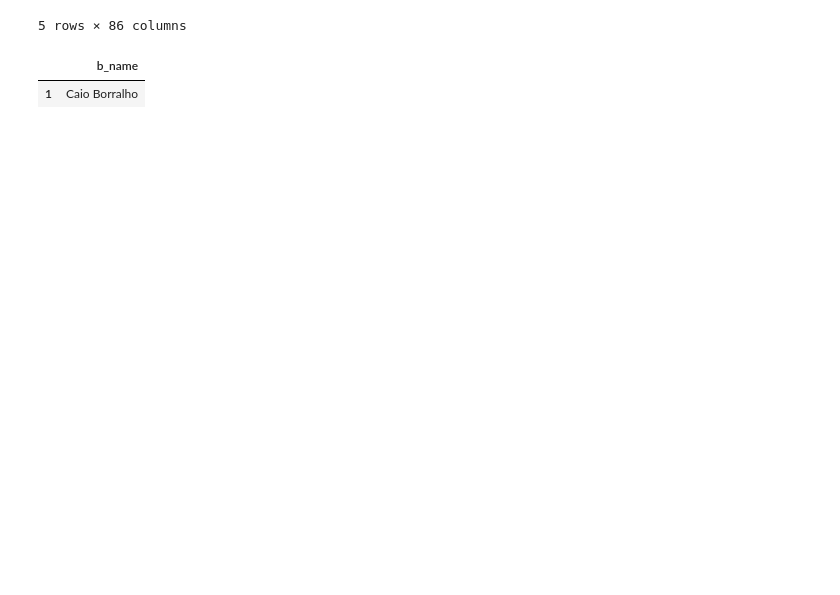
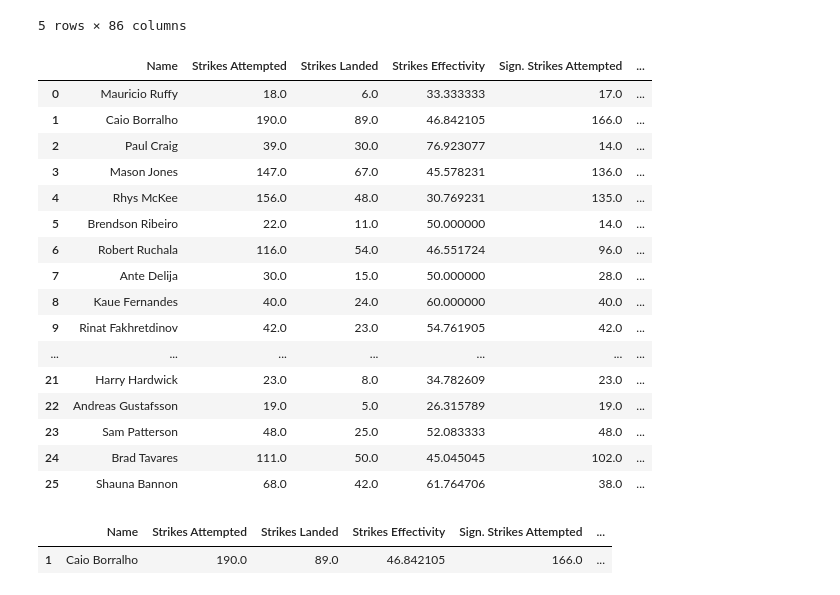
Before and after one commit to ATalaveraDev/UFC_analisys, a Jupyter notebook: fights_analysis.ipynb, the cells around one changed output. Cells and saved outputs as stored; diff of their text form; code cells hidden in the pictures; blank space fills up the shorter version.

```diff
--- a/fights_analysis.ipynb
+++ b/fights_analysis.ipynb
@@ -36,21 +36,53 @@ csv_file.head()
 | 4 | UFC Fight Night: Imavov vs. Borralho | 6e380a4d73ab4f0e | a47123ae6e048f11 | Axel Sola | 1d2d98ddd05b38fb | Rhys McKee | f748267c4ab6c127 | welterweight | 0 | KO/TKO | ... |
 5 rows × 86 columns
 # %%
-events = csv_file.groupby(csv_file['event_name'])[['r_name', 'r_total_str_landed', 'r_total_str_atmpted', 'b_name', 'b_total_str_landed', 'b_total_str_atmpted']]
+events = csv_file.groupby(csv_file['event_name'])[['r_name', 'r_total_str_landed', 'r_total_str_atmpted', 'r_sig_str_landed', 'r_sig_str_atmpted', 'b_name', 'b_total_str_landed', 'b_total_str_atmpted', 'b_sig_str_landed', 'b_sig_str_atmpted']]
 
 # Fither with higher number of strikes attempted
 last_event = events.get_group('UFC Fight Night: Imavov vs. Borralho')
-red_max_strikes, blue_max_strikes = last_event[['r_total_str_atmpted', 'b_total_str_atmpted']].max()
 
-result = ''
-if red_max_strikes >= blue_max_strikes:
-  result = last_event[last_event['r_total_str_atmpted'] == red_max_strikes][['r_name']]
-else:
-  result = last_event[last_event['b_total_str_atmpted'] == blue_max_strikes][['b_name']]
+# Strikes dataframe
+names = pd.concat([last_event['b_name'], last_event['r_name']], ignore_index=True)
+strikes_atmptd = pd.concat([last_event['b_total_str_atmpted'], last_event['r_total_str_atmpted']], ignore_index=True)
+strikes_landed = pd.concat([last_event['b_total_str_landed'], last_event['r_total_str_landed']], ignore_index=True)
+sig_strikes_atmptd = pd.concat([last_event['b_sig_str_atmpted'], last_event['r_sig_str_atmpted']], ignore_index=True)
+sig_strikes_landed = pd.concat([last_event['b_sig_str_landed'], last_event['r_sig_str_landed']], ignore_index=True)
+strikes_effectivity_result = (strikes_landed * 100)/strikes_atmptd
+sig_strikes_effectivity_result = (sig_strikes_landed * 100)/sig_strikes_atmptd
 
-result
+df = pd.DataFrame({'Name': names,
+                   'Strikes Attempted': strikes_atmptd,
+                   'Strikes Landed': strikes_landed,
+                   'Strikes Effectivity': strikes_effectivity_result,
+                   'Sign. Strikes Attempted': sig_strikes_atmptd,
+                   'Sign. Strikes Landed': sig_strikes_landed,
+                   'Sign. Strikes Effectivity': sig_strikes_effectivity_result
+                  })
+
+df
 # %% [output]
-|  | b_name |
-| 1 | Caio Borralho |
+|  | Name | Strikes Attempted | Strikes Landed | Strikes Effectivity | Sign. Strikes Attempted | ... |
+| 0 | Mauricio Ruffy | 18.0 | 6.0 | 33.333333 | 17.0 | ... |
+| 1 | Caio Borralho | 190.0 | 89.0 | 46.842105 | 166.0 | ... |
+| 2 | Paul Craig | 39.0 | 30.0 | 76.923077 | 14.0 | ... |
+| 3 | Mason Jones | 147.0 | 67.0 | 45.578231 | 136.0 | ... |
+| 4 | Rhys McKee | 156.0 | 48.0 | 30.769231 | 135.0 | ... |
+| 5 | Brendson Ribeiro | 22.0 | 11.0 | 50.000000 | 14.0 | ... |
+| 6 | Robert Ruchala | 116.0 | 54.0 | 46.551724 | 96.0 | ... |
+| 7 | Ante Delija | 30.0 | 15.0 | 50.000000 | 28.0 | ... |
+| 8 | Kaue Fernandes | 40.0 | 24.0 | 60.000000 | 40.0 | ... |
+| 9 | Rinat Fakhretdinov | 42.0 | 23.0 | 54.761905 | 42.0 | ... |
+| ... | ... | ... | ... | ... | ... | ... |
+| 21 | Harry Hardwick | 23.0 | 8.0 | 34.782609 | 23.0 | ... |
+| 22 | Andreas Gustafsson | 19.0 | 5.0 | 26.315789 | 19.0 | ... |
+| 23 | Sam Patterson | 48.0 | 25.0 | 52.083333 | 48.0 | ... |
+| 24 | Brad Tavares | 111.0 | 50.0 | 45.045045 | 102.0 | ... |
+| 25 | Shauna Bannon | 68.0 | 42.0 | 61.764706 | 38.0 | ... |
+# %%
+# Fighter with most strikes attempted
+df[df['Strikes Attempted'] == df['Strikes Attempted'].max()]
+# %% [output]
+|  | Name | Strikes Attempted | Strikes Landed | Strikes Effectivity | Sign. Strikes Attempted | ... |
+| 1 | Caio Borralho | 190.0 | 89.0 | 46.842105 | 166.0 | ... |
 # %%
 # Scatter plot with strikes attempted per each fighter
```
Also changed, not shown: parts of 4 cells of this notebook, 1 other file.
